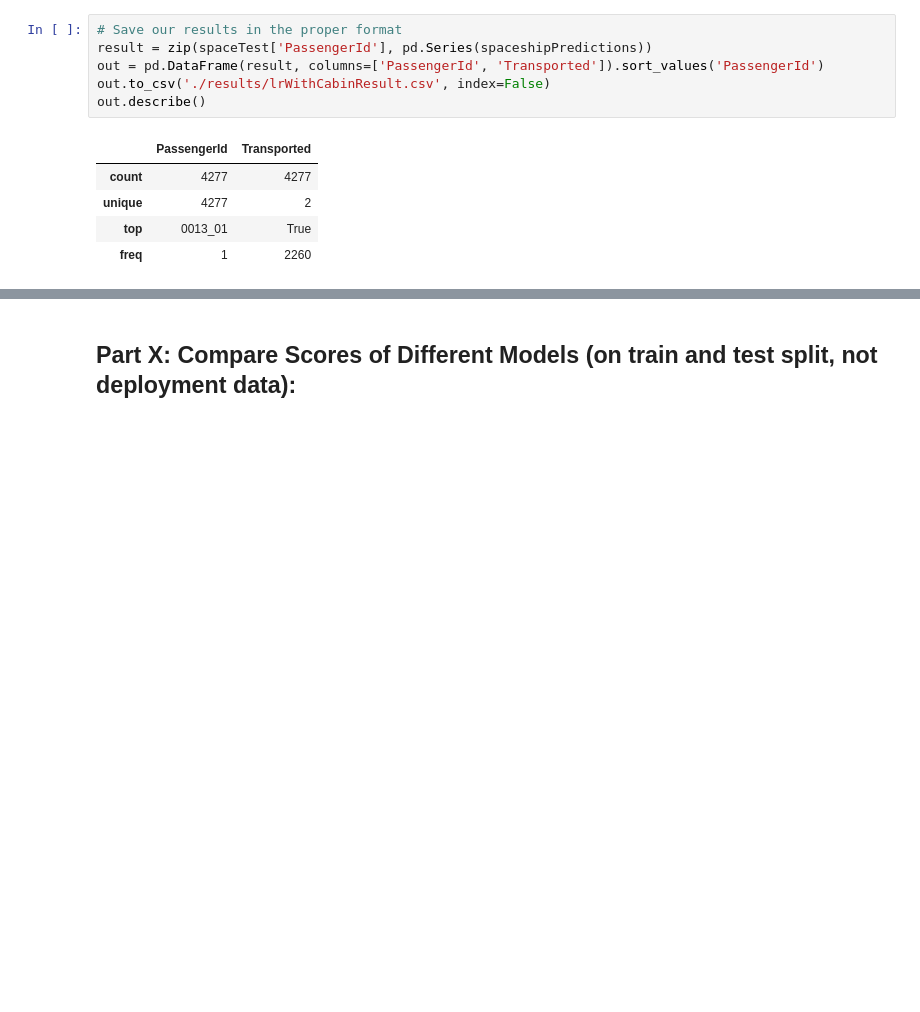
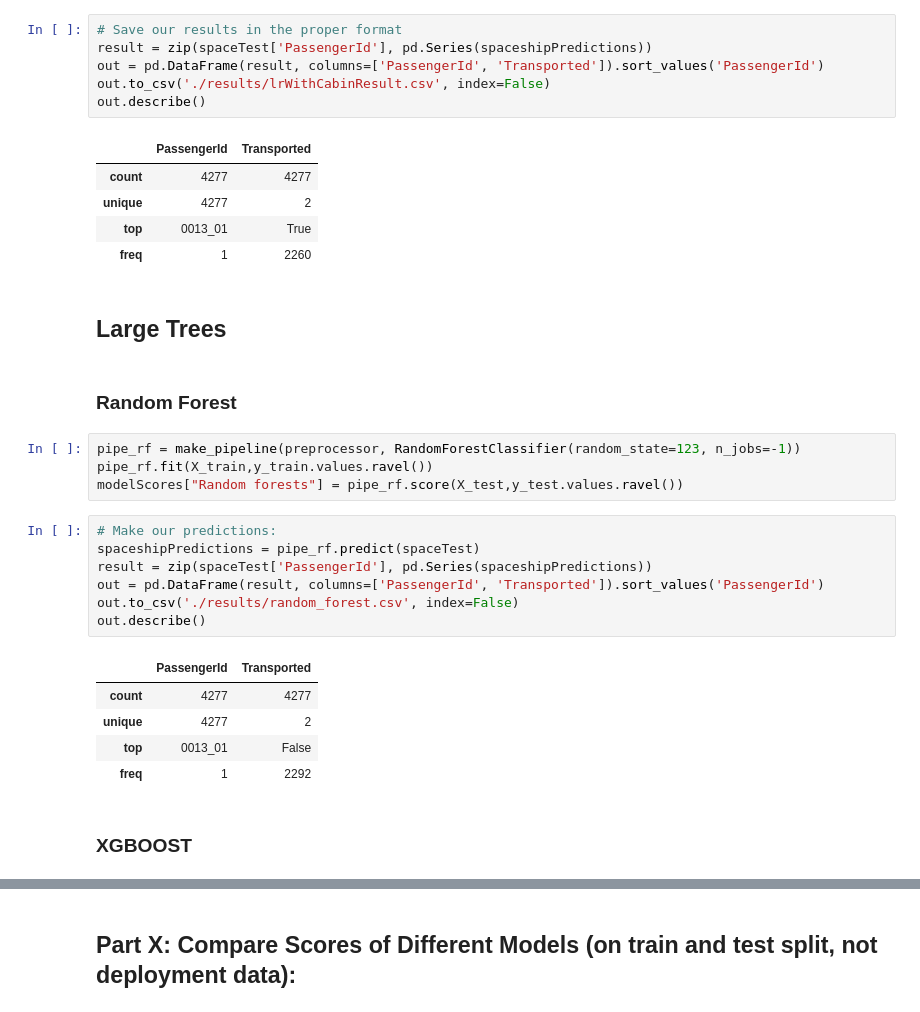
Before and after one commit to aaron-bruner/ECE-4420-Project, a Jupyter notebook: master-ece4420.ipynb, the cells around one changed output, grey strips where cells are left out. Cells and saved outputs as stored; diff of their text form; blank space fills up the shorter version.

```diff
--- a/master-ece4420.ipynb
+++ b/master-ece4420.ipynb
@@ -425,3 +428,26 @@ out.describe()
 | unique | 4277 | 2 |
 | top | 0013_01 | True |
 | freq | 1 | 2260 |
+# %% [markdown]
+## Large Trees
+# %% [markdown]
+### Random Forest
+# %%
+pipe_rf = make_pipeline(preprocessor, RandomForestClassifier(random_state=123, n_jobs=-1))
+pipe_rf.fit(X_train,y_train.values.ravel())
+modelScores["Random forests"] = pipe_rf.score(X_test,y_test.values.ravel())
+# %%
+# Make our predictions:
+spaceshipPredictions = pipe_rf.predict(spaceTest)
+result = zip(spaceTest['PassengerId'], pd.Series(spaceshipPredictions))
+out = pd.DataFrame(result, columns=['PassengerId', 'Transported']).sort_values('PassengerId')
+out.to_csv('./results/random_forest.csv', index=False)
+out.describe()
+# %% [output]
+|  | PassengerId | Transported |
+| count | 4277 | 4277 |
+| unique | 4277 | 2 |
+| top | 0013_01 | False |
+| freq | 1 | 2292 |
+# %% [markdown]
+### XGBOOST
```
Also changed, not shown: parts of 11 cells of this notebook.
